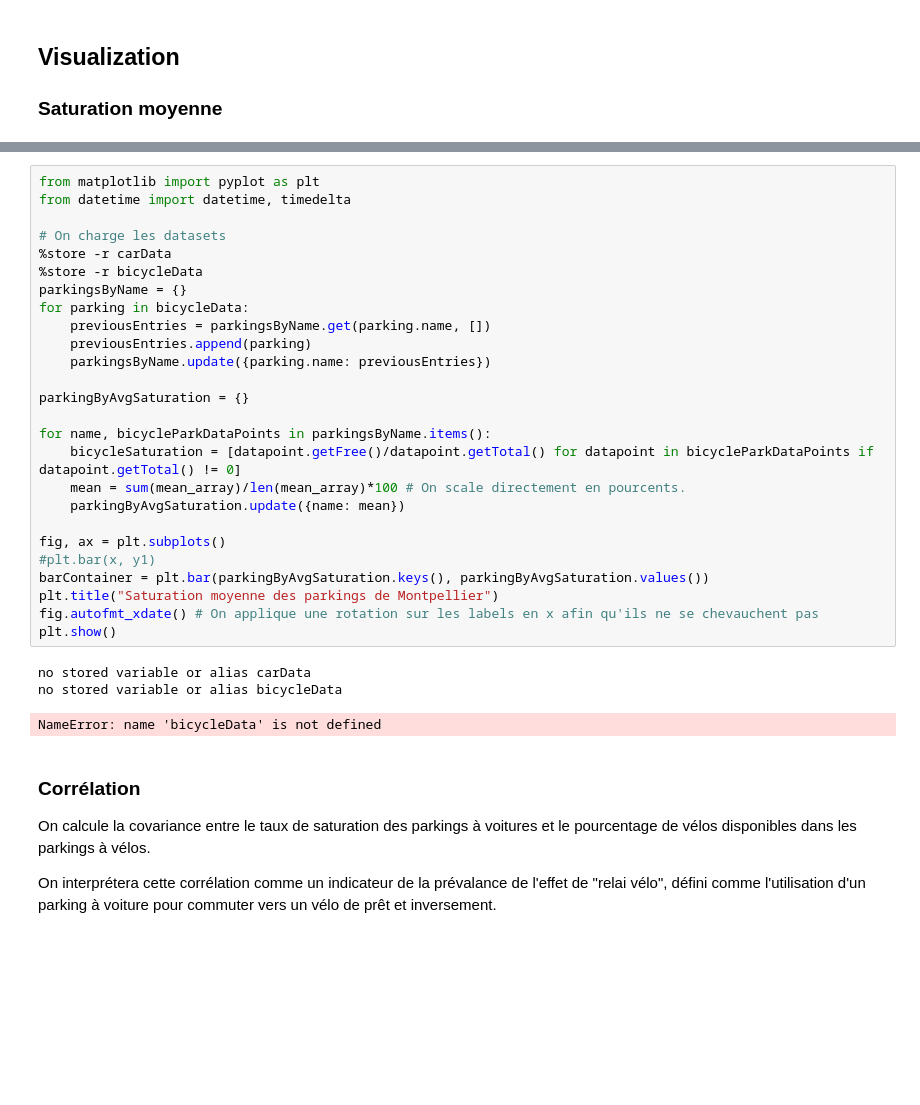
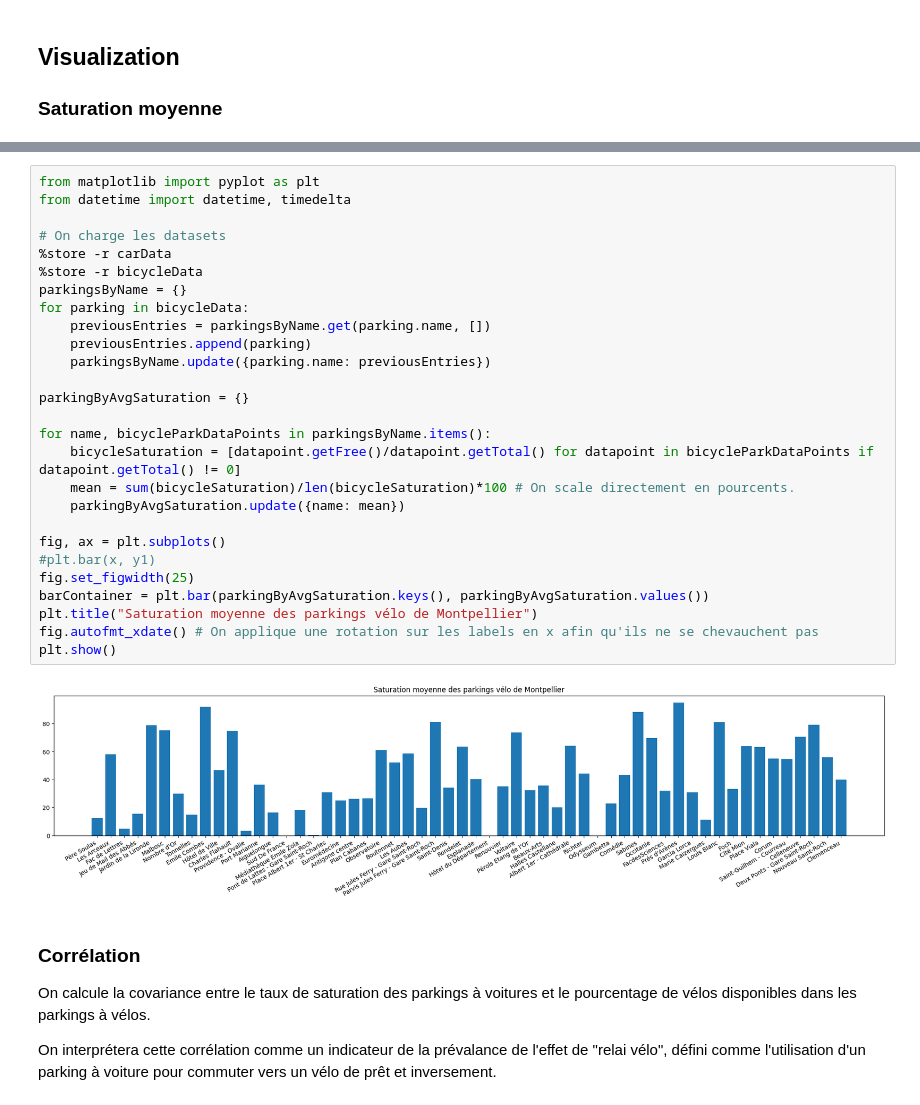
Before and after one commit to ruben-rouviere/sae15, a Jupyter notebook: src/analysis/jupyter.ipynb, the cells around one changed output, grey strips where cells are left out. Cells and saved outputs as stored; diff of their text form; blank space fills up the shorter version.

Commit message:
ruben graph jupyter

```diff
--- a/src/analysis/jupyter.ipynb
+++ b/src/analysis/jupyter.ipynb
@@ -145,33 +161,32 @@ plt.show()
 # %%
 from matplotlib import pyplot as plt
 from datetime import datetime, timedelta
 
 # On charge les datasets
 %store -r carData
 %store -r bicycleData
 parkingsByName = {}
 for parking in bicycleData:
     previousEntries = parkingsByName.get(parking.name, [])
     previousEntries.append(parking)
     parkingsByName.update({parking.name: previousEntries})
 
 parkingByAvgSaturation = {}
 
 for name, bicycleParkDataPoints in parkingsByName.items():
     bicycleSaturation = [datapoint.getFree()/datapoint.getTotal() for datapoint in bicycleParkDataPoints if datapoint.getTotal() != 0]
-    mean = sum(mean_array)/len(mean_array)*100 # On scale directement en pourcents.
+    mean = sum(bicycleSaturation)/len(bicycleSaturation)*100 # On scale directement en pourcents.
     parkingByAvgSaturation.update({name: mean})
 
 fig, ax = plt.subplots()
 #plt.bar(x, y1)
+fig.set_figwidth(25)
 barContainer = plt.bar(parkingByAvgSaturation.keys(), parkingByAvgSaturation.values())
-plt.title("Saturation moyenne des parkings de Montpellier")
+plt.title("Saturation moyenne des parkings vélo de Montpellier")
 fig.autofmt_xdate() # On applique une rotation sur les labels en x afin qu'ils ne se chevauchent pas
 plt.show()
 # %% [output]
-no stored variable or alias carData
-no stored variable or alias bicycleData
-NameError: name 'bicycleData' is not defined
+[figure, added]
 # %% [markdown]
 ### Corrélation
 On calcule la covariance entre le taux de saturation des parkings à voitures et le pourcentage de vélos disponibles dans les parkings à vélos.
```
Also changed, not shown: parts of 4 cells of this notebook.
